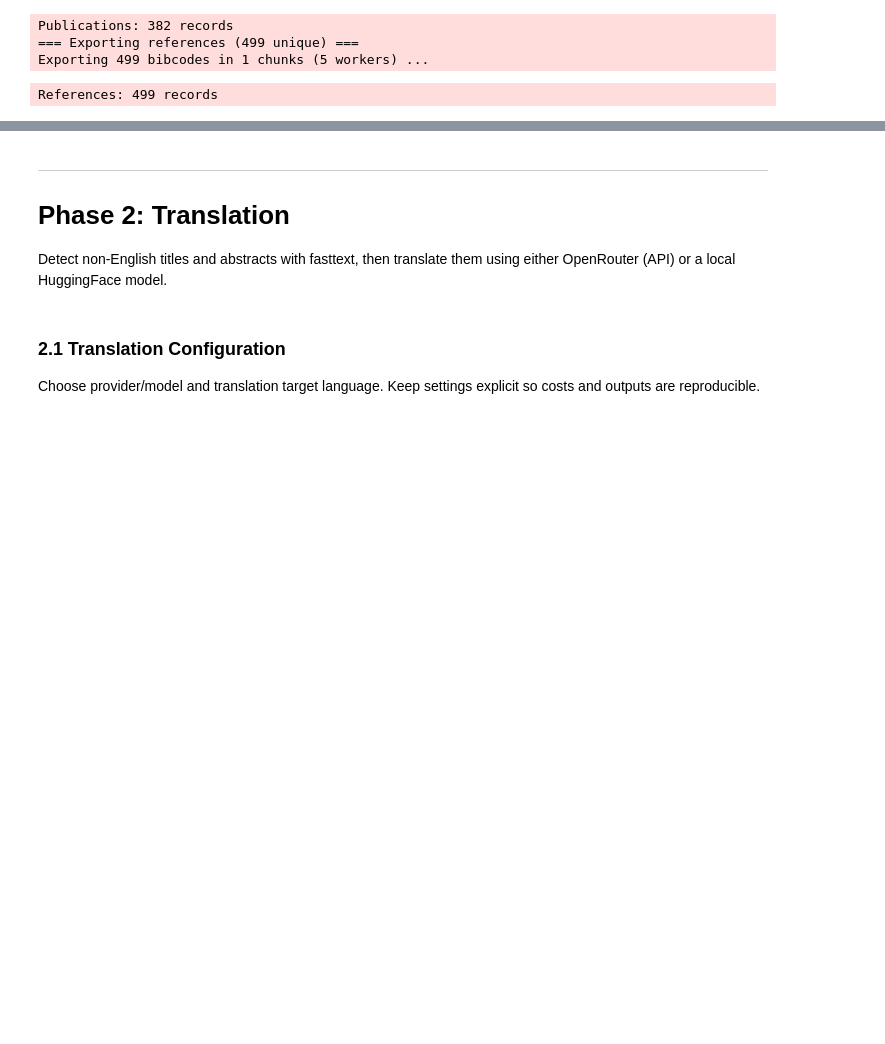
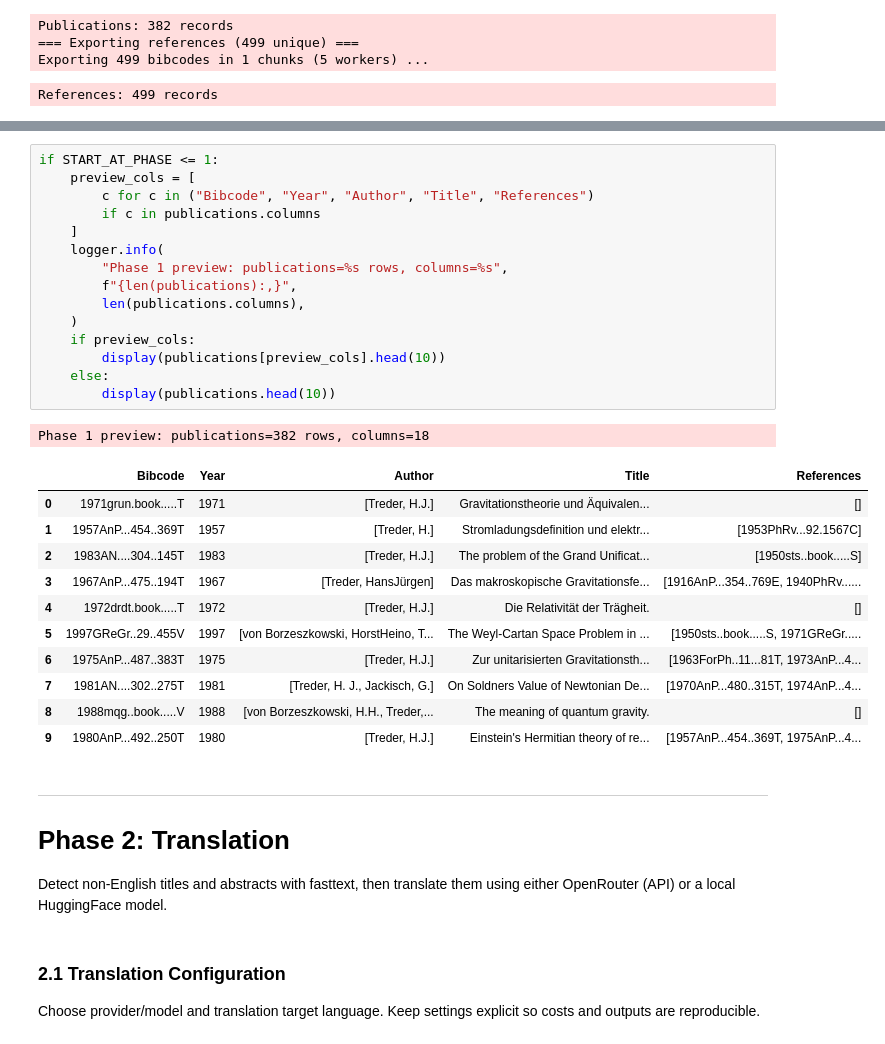
Before and after one commit to raphschlatt/ads-bib, a Jupyter notebook: pipeline.ipynb, the cells around one changed output, grey strips where cells are left out. Saved outputs shown, nothing was run; the diff lists cells and outputs as text; blank space fills up the shorter version.

```diff
--- a/pipeline.ipynb
+++ b/pipeline.ipynb
@@ -223,3 +202,31 @@ if START_AT_PHASE <= 1:
+# %%
+if START_AT_PHASE <= 1:
+    preview_cols = [
+        c for c in ("Bibcode", "Year", "Author", "Title", "References")
+        if c in publications.columns
+    ]
+    logger.info(
+        "Phase 1 preview: publications=%s rows, columns=%s",
+        f"{len(publications):,}",
+        len(publications.columns),
+    )
+    if preview_cols:
+        display(publications[preview_cols].head(10))
+    else:
+        display(publications.head(10))
+# %% [output]
+Phase 1 preview: publications=382 rows, columns=18
+|  | Bibcode | Year | Author | Title | References |
+| 0 | 1971grun.book.....T | 1971 | [Treder, H.J.] | Gravitationstheorie und Äquivalen... | [] |
+| 1 | 1957AnP...454..369T | 1957 | [Treder, H.] | Stromladungsdefinition und elektr... | [1953PhRv...92.1567C] |
+| 2 | 1983AN....304..145T | 1983 | [Treder, H.J.] | The problem of the Grand Unificat... | [1950sts..book.....S] |
+| 3 | 1967AnP...475..194T | 1967 | [Treder, HansJürgen] | Das makroskopische Gravitationsfe... | [1916AnP...354..769E, 1940PhRv...... |
+| 4 | 1972drdt.book.....T | 1972 | [Treder, H.J.] | Die Relativität der Trägheit. | [] |
+| 5 | 1997GReGr..29..455V | 1997 | [von Borzeszkowski, HorstHeino, T... | The Weyl-Cartan Space Problem in ... | [1950sts..book.....S, 1971GReGr..... |
+| 6 | 1975AnP...487..383T | 1975 | [Treder, H.J.] | Zur unitarisierten Gravitationsth... | [1963ForPh..11...81T, 1973AnP...4... |
+| 7 | 1981AN....302..275T | 1981 | [Treder, H. J., Jackisch, G.] | On Soldners Value of Newtonian De... | [1970AnP...480..315T, 1974AnP...4... |
+| 8 | 1988mqg..book.....V | 1988 | [von Borzeszkowski, H.H., Treder,... | The meaning of quantum gravity. | [] |
+| 9 | 1980AnP...492..250T | 1980 | [Treder, H.J.] | Einstein's Hermitian theory of re... | [1957AnP...454..369T, 1975AnP...4... |
 # %% [markdown]
 ---
 # Phase 2: Translation
```
Also changed, not shown: parts of 10 cells of this notebook, 4 other files.
